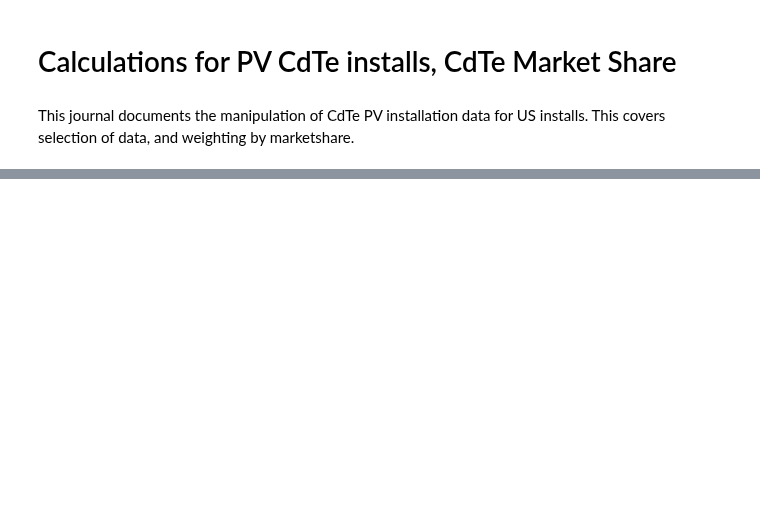
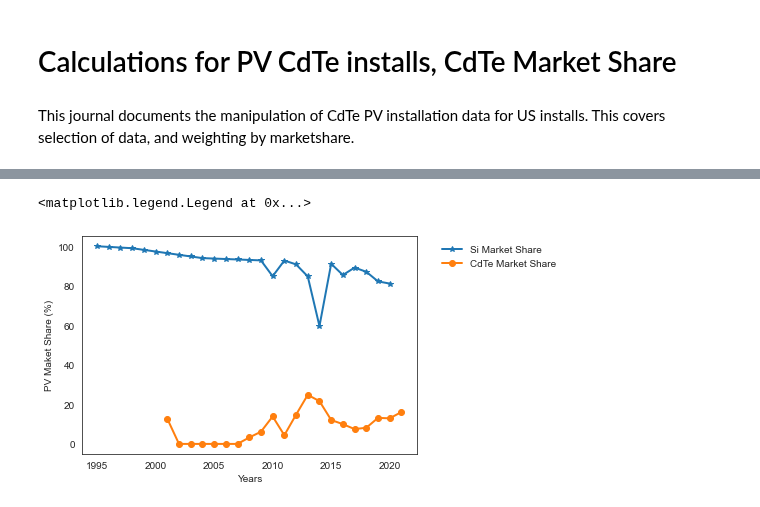
Before and after one commit to NREL/PV_ICE, a Jupyter notebook: docs/tutorials/baseline development documentation/(baseline development) CdTe Installations - US.ipynb, the cells around one changed output, grey strips where cells are left out. Saved outputs shown, nothing was run; the diff lists cells and outputs as text; code cells hidden in the pictures; blank space fills up the shorter version.

```diff
--- a/docs/tutorials/baseline development documentation/(baseline development) CdTe Installations - US.ipynb
+++ b/docs/tutorials/baseline development documentation/(baseline development) CdTe Installations - US.ipynb
@@ -318,0 +102,3 @@ plt.ylabel('Annually Deployed PV [MWdc]')
+# %%
+df_us_installs = pd.read_csv(os.path.join(supportMatfolder,'output_USA_allPV_installs.csv'), index_col='Year')
+df_us_installs;
@@ -318,0 +230,20 @@ plt.ylabel('Annually Deployed PV [MWdc]')
+# %%
+si_maketshare_us = pd.read_csv(os.path.join(supportMatfolder,'output_USA_Si_marketshare.csv'), index_col='Year')
+si_maketshare_us;
+# %%
+plt.plot(si_maketshare_us.index,si_maketshare_us['All_Marketshare']*100,lw=2,marker='*', label='Si Market Share')
+plt.plot(df_cdte_installs_total_grouped.index,df_cdte_installs_total_grouped['Market share [%]'],lw=2,marker='o', label='CdTe Market Share')
+
+# ax = plt.gca()
+# ax.set_ylim([-10, 10^5])
+#plt.yscale('symlog') # This way we can see the zero values
+#plt.ylim(0, 16000)
+
+plt.ylabel('PV Maket Share (%)')
+plt.xlabel('Years')
+#plt.legend(bbox_to_anchor=(0, 1, 1, 0), loc="lower left")
+plt.legend(frameon=False, bbox_to_anchor=(1.05, 1.0), loc='upper left')
+#plt.plot(df_installs_raw, marker='o')
+# %% [output]
+<matplotlib.legend.Legend at 0x...>
+[figure, added]
```
Also changed, not shown: parts of 74 cells of this notebook, 13 other files.
